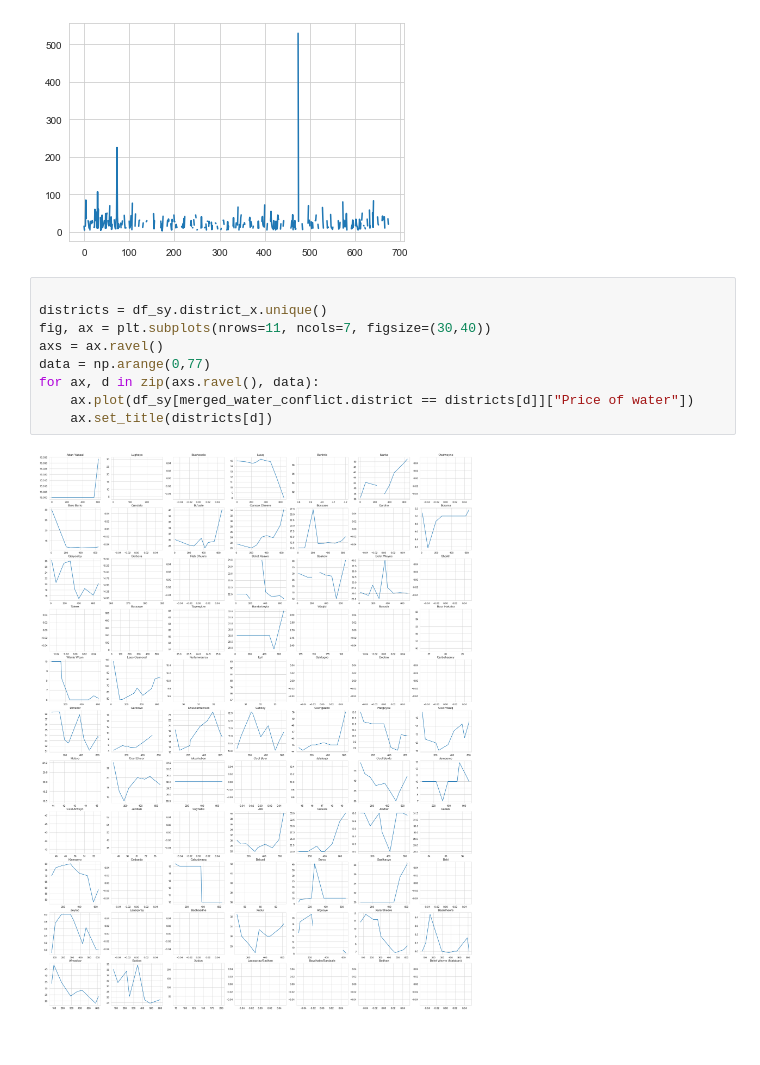
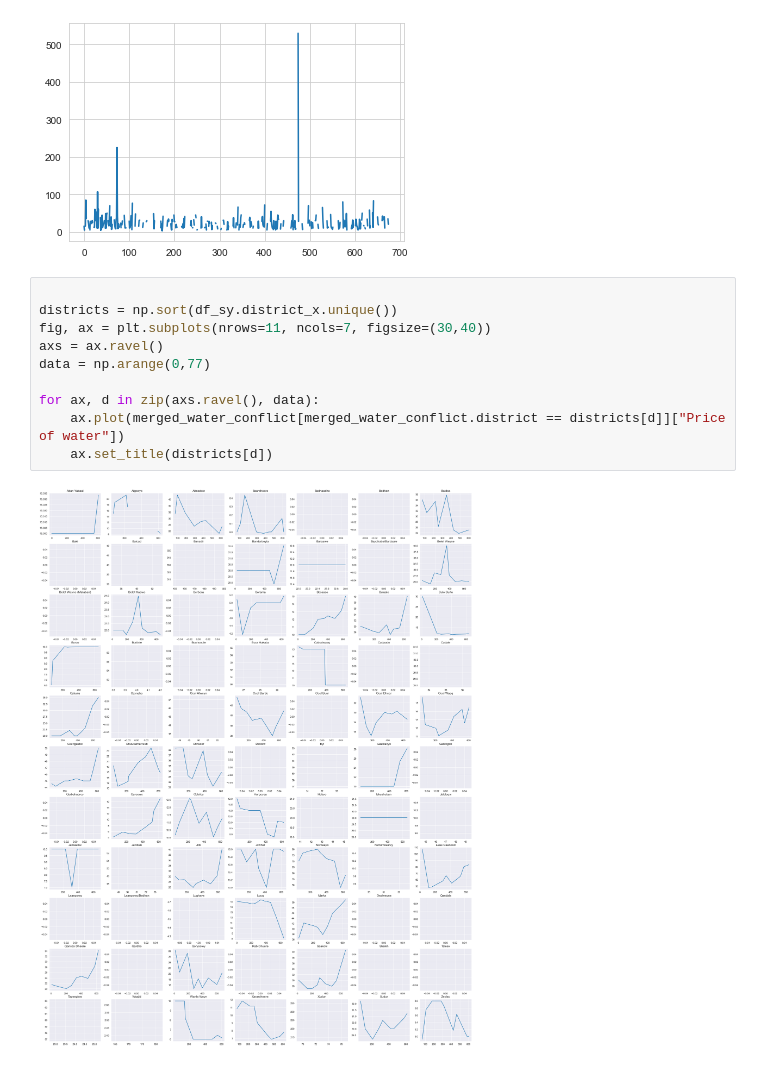
Before and after one commit to LeanderHuyghe/Wasting_Prediction, a Jupyter notebook: Imputation.ipynb, the cells around one changed output. Saved outputs shown, nothing was run; the diff lists cells and outputs as text.

```diff
--- a/Imputation.ipynb
+++ b/Imputation.ipynb
@@ -95,12 +97,13 @@ merged_water_conflict["Price of water"].plot()
 [figure]
 # %%
 
-districts = df_sy.district_x.unique()
+districts = np.sort(df_sy.district_x.unique())
 fig, ax = plt.subplots(nrows=11, ncols=7, figsize=(30,40))
 axs = ax.ravel()
 data = np.arange(0,77)
+
 for ax, d in zip(axs.ravel(), data):
-    ax.plot(df_sy[merged_water_conflict.district == districts[d]]["Price of water"])
+    ax.plot(merged_water_conflict[merged_water_conflict.district == districts[d]]["Price of water"])
     ax.set_title(districts[d])
 # %% [output]
-[figure, old version]
+[figure, new version]
```
Also changed, not shown: parts of 8 cells of this notebook.
